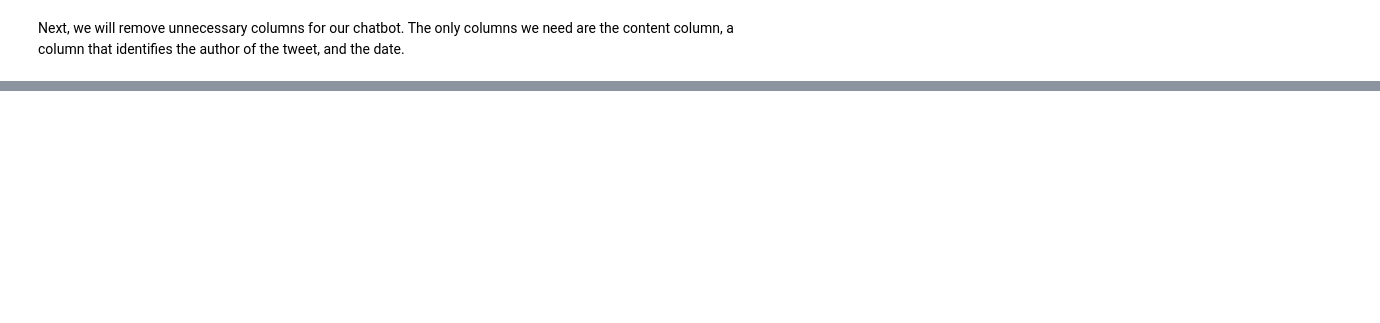
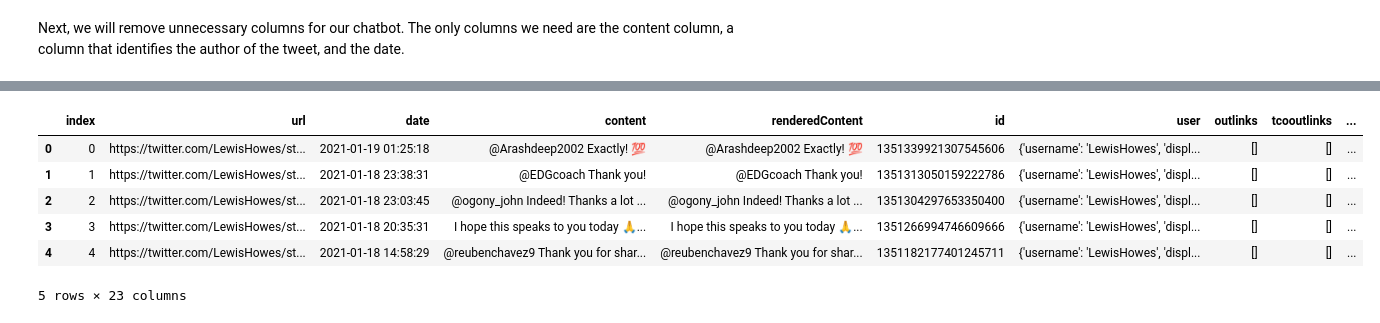
Before and after one commit to tarrantcarter/Final_Capstone, a Jupyter notebook: Modern_Motivation_Chatbot.ipynb, the cells around one changed output, grey strips where cells are left out. Drawn from its saved outputs; the diff is of its cells as text; code cells hidden in the pictures; blank space fills up the shorter version.

Commit message:
added json export

```diff
--- a/Modern_Motivation_Chatbot.ipynb
+++ b/Modern_Motivation_Chatbot.ipynb
@@ -167,6 +508,6 @@ tweets7["user_name"] = [
 # %%
-for key, value in tweets7["user"][:1].items():
-    value.apply(eval)
-#     for k, v in value:
-#         if k == "username":
-#             print(v)
+# for key, value in tweets7["user"][:1].items():
+#     value.apply(eval)
+# #     for k, v in value:
+# #         if k == "username":
+# #             print(v)
@@ -182,5 +535,4 @@ print(items[0][1])
 # %%
 json = pd.read_json(
     r"/Users/tarrantcarter/Dropbox/Data Science/Final_Capstone/motivational_tweets.json",
-    lines=True,
 )
@@ -193,8 +590,8 @@ json.info()
 # %%
 # extract username and display names to seperate columns
-user_name = ["username"]
+user_name = "username"
 display_name = ["displayname"]
 
 json["user_name"] = [
-    value[user_name] for (key, value) in tweets7["user"].items() if user_name in value
+    value[user_name] for (key, value) in json["user"].items() if user_name in value
 ]
@@ -200,0 +600,10 @@ json["user_name"] = [
+# %%
+json.head()
+# %% [output]
+|  | index | url | date | content | renderedContent | id | user | outlinks | tcooutlinks | ... |
+| 0 | 0 | https://twitter.com/LewisHowes/st... | 2021-01-19 01:25:18 | @Arashdeep2002 Exactly! 💯 | @Arashdeep2002 Exactly! 💯 | 1351339921307545606 | {'username': 'LewisHowes', 'displ... | [] | [] | ... |
+| 1 | 1 | https://twitter.com/LewisHowes/st... | 2021-01-18 23:38:31 | @EDGcoach Thank you! | @EDGcoach Thank you! | 1351313050159222786 | {'username': 'LewisHowes', 'displ... | [] | [] | ... |
+| 2 | 2 | https://twitter.com/LewisHowes/st... | 2021-01-18 23:03:45 | @ogony_john Indeed! Thanks a lot ... | @ogony_john Indeed! Thanks a lot ... | 1351304297653350400 | {'username': 'LewisHowes', 'displ... | [] | [] | ... |
+| 3 | 3 | https://twitter.com/LewisHowes/st... | 2021-01-18 20:35:31 | I hope this speaks to you today 🙏... | I hope this speaks to you today 🙏... | 1351266994746609666 | {'username': 'LewisHowes', 'displ... | [] | [] | ... |
+| 4 | 4 | https://twitter.com/LewisHowes/st... | 2021-01-18 14:58:29 | @reubenchavez9 Thank you for shar... | @reubenchavez9 Thank you for shar... | 1351182177401245711 | {'username': 'LewisHowes', 'displ... | [] | [] | ... |
+5 rows × 23 columns
```
Also changed, not shown: parts of 49 cells of this notebook.
